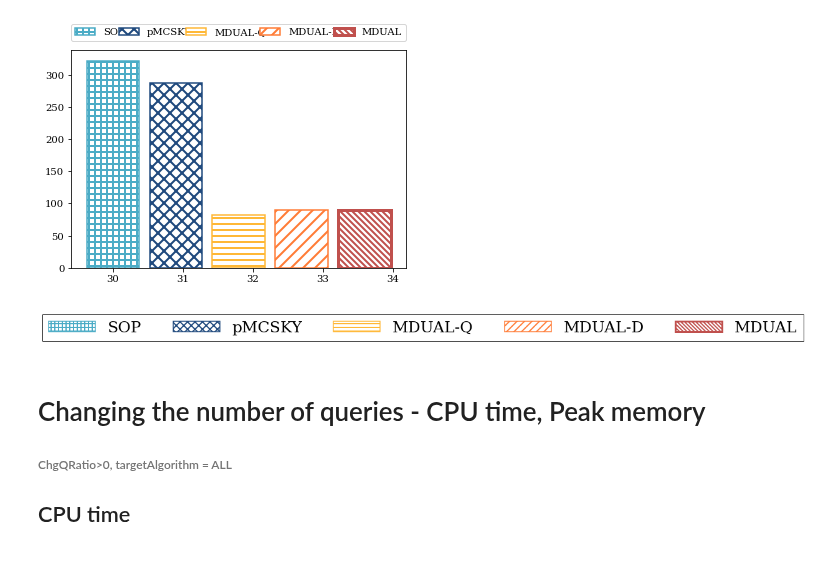
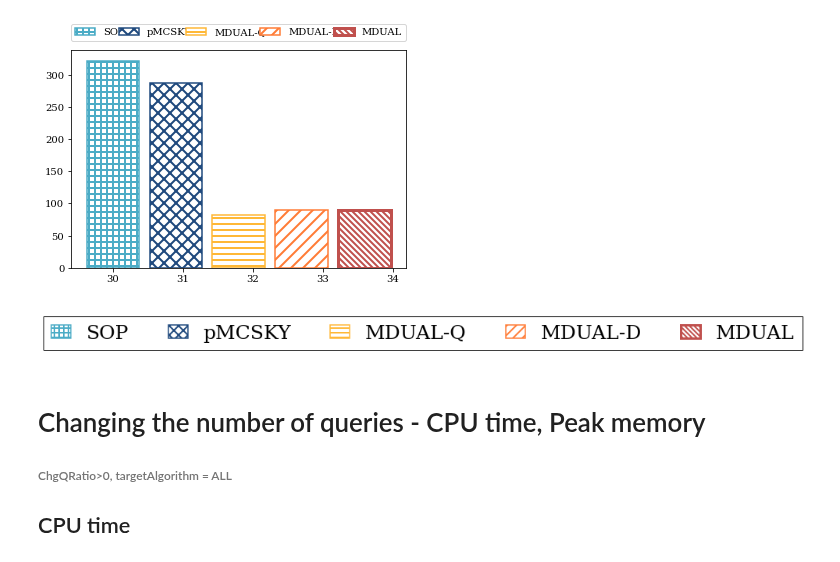
Before and after one commit to YoojuShin/SIGMOD2021LogScript, a Jupyter notebook: figure_script.ipynb, the cells around one changed output. Drawn from its saved outputs; the diff is of its cells as text; code cells hidden in the pictures.

Commit message:
All figure draft complete

```diff
--- a/figure_script.ipynb
+++ b/figure_script.ipynb
@@ -423,17 +423,22 @@ legend = ax.legend(handles=bars,labels=target_alg_overall,\
 # %%
 figsize = (10, 1)
 fig_leg = plt.figure(figsize=figsize)
 ax_leg = fig_leg.add_subplot(111)
 # add the legend from the previous axes
 ax_leg.legend(handles=bars,labels=target_alg_overall, loc='center', ncol=len(target_alg_overall), \
-                facecolor='white', framealpha=1,edgecolor='black', fancybox = False,handlelength =3,\
+                facecolor='white', framealpha=1,edgecolor='black', fancybox = False,handlelength =1,\
               prop={'size':25}
               )
 # hide the axes frame and the x/y labels
 ax_leg.axis('off')
 fig_leg.savefig("Figures/"+'Overall_Legend.pdf', bbox_inches='tight', format='pdf')
+
+# ax_leg.legend(handles=bars,labels=cx_params_space, loc='center', ncol=len(cx_params_space), \
+#                 facecolor='white', framealpha=1, edgecolor='black', fancybox = False, handlelength =1,\
+#               prop={'size':20}
+#               )
 # %% [output]
-[figure, old version]
+[figure, new version]
 # %% [markdown]
 # Changing the number of queries - CPU time, Peak memory
 ###### ChgQRatio>0, targetAlgorithm = ALL
```
Also changed, not shown: parts of 6 cells of this notebook, 29 other files.
